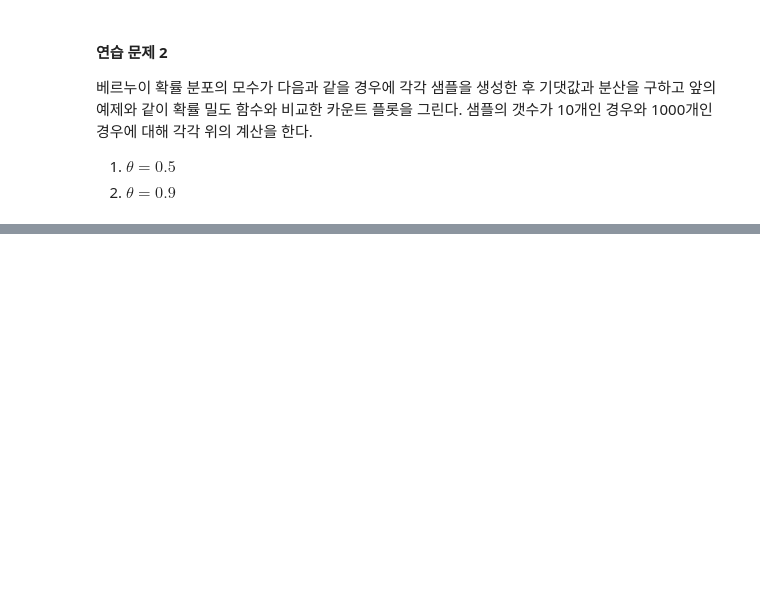
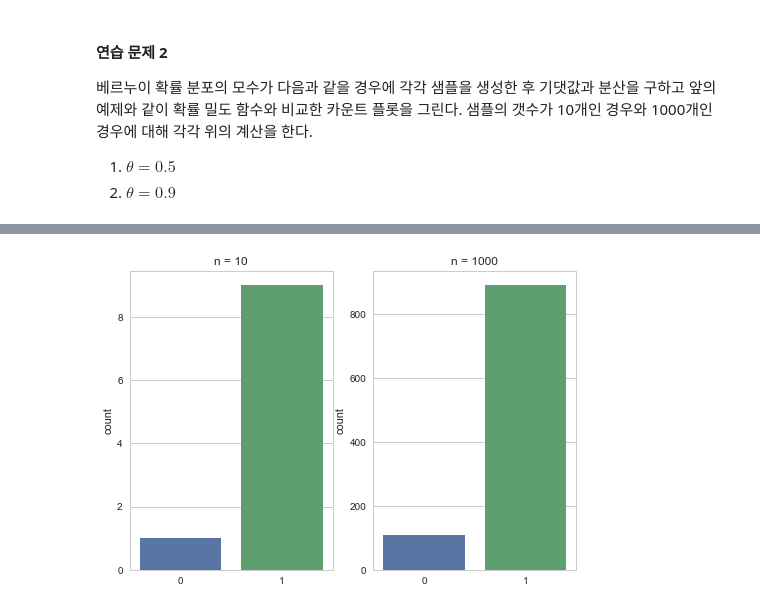
Before and after one commit to yolo0220/FC_DSS_5th, a Jupyter notebook: notebook/170613.ipynb, the cells around one changed output, grey strips where cells are left out. Cells and saved outputs as stored; diff of their text form; code cells hidden in the pictures; blank space fills up the shorter version.

```diff
--- a/notebook/170613.ipynb
+++ b/notebook/170613.ipynb
@@ -905,0 +946,20 @@ dtype: float64
+# %%
+# 2
+
+theta2 = 0.9
+rv2 = sp.stats.bernoulli(theta2)
+
+x21 = rv2.rvs(10, random_state=0)
+x22 = rv2.rvs(1000, random_state=0)
+# %%
+plt.subplot(121)
+sns.countplot(x21)
+plt.title("n = 10")
+
+plt.subplot(122)
+sns.countplot(x22)
+plt.title("n = 1000")
+
+plt.show()
+# %% [output]
+[figure, added]
```
Also changed, not shown: parts of 6 cells of this notebook, 1 other file.
